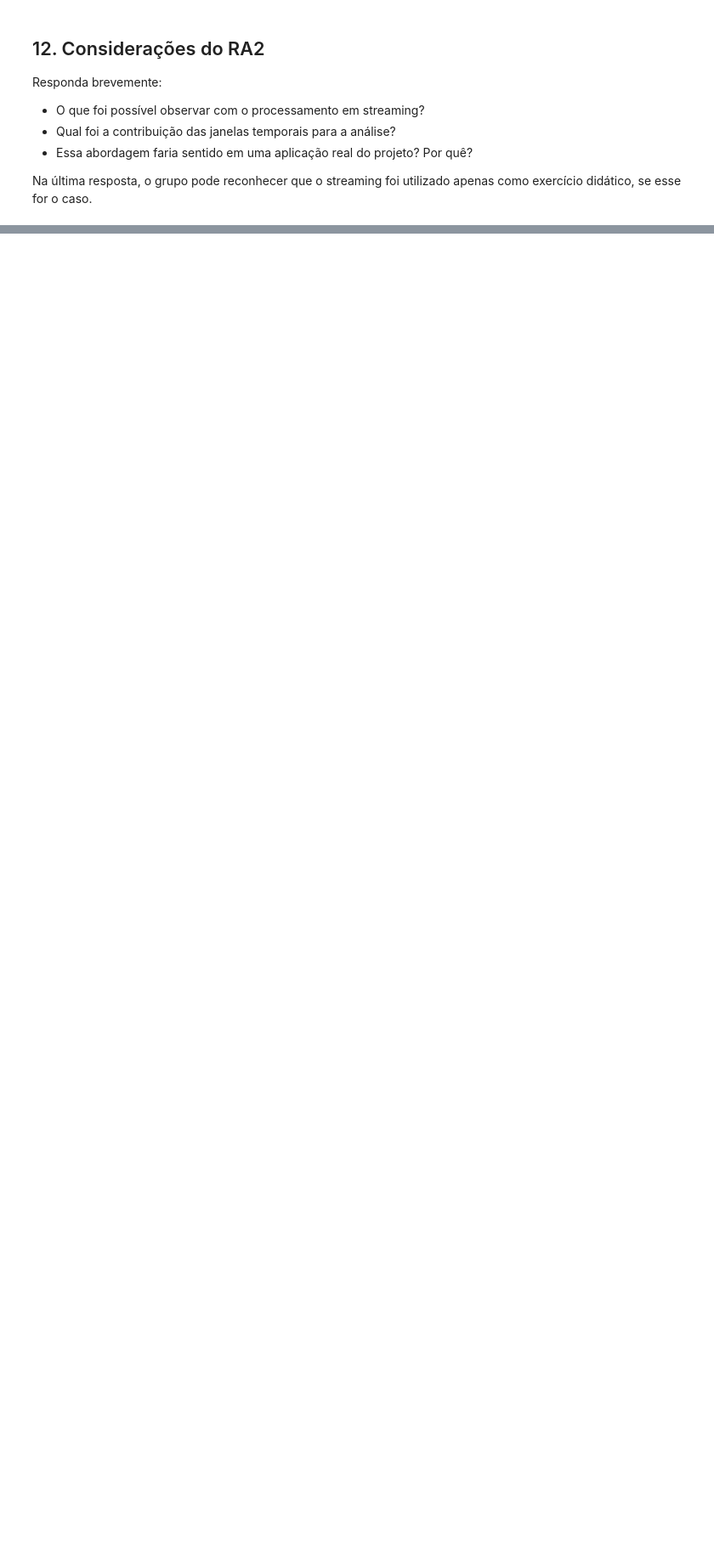
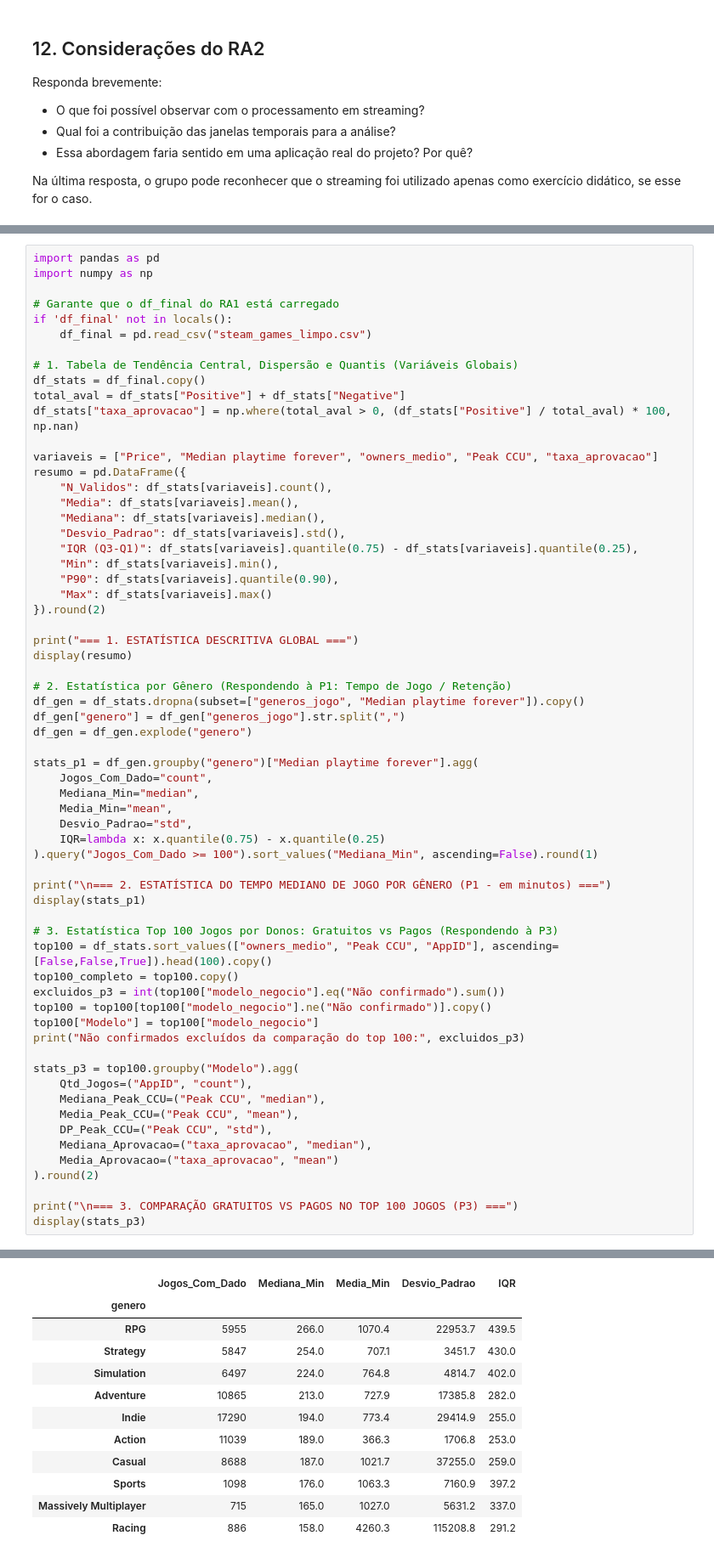
Before and after one commit to Gustavo-Delinski/Data-analytics, a Jupyter notebook: Cemplate_projeto_data_analytics_(1).ipynb, the cells around one changed output, grey strips where cells are left out. Shown at 85% size. Drawn from its saved outputs; the diff is of its cells as text; blank space fills up the shorter version.

```diff
--- a/Cemplate_projeto_data_analytics_(1).ipynb
+++ b/Cemplate_projeto_data_analytics_(1).ipynb
@@ -836,0 +796,64 @@ Na última resposta, o grupo pode reconhecer que o streaming foi utilizado apena
+# %%
+import pandas as pd
+import numpy as np
+
+# Garante que o df_final do RA1 está carregado
+if 'df_final' not in locals():
+    df_final = pd.read_csv("steam_games_limpo.csv")
+
+# 1. Tabela de Tendência Central, Dispersão e Quantis (Variáveis Globais)
+df_stats = df_final.copy()
+total_aval = df_stats["Positive"] + df_stats["Negative"]
+df_stats["taxa_aprovacao"] = np.where(total_aval > 0, (df_stats["Positive"] / total_aval) * 100, np.nan)
+
+variaveis = ["Price", "Median playtime forever", "owners_medio", "Peak CCU", "taxa_aprovacao"]
+resumo = pd.DataFrame({
+    "N_Validos": df_stats[variaveis].count(),
+    "Media": df_stats[variaveis].mean(),
+    "Mediana": df_stats[variaveis].median(),
+    "Desvio_Padrao": df_stats[variaveis].std(),
+    "IQR (Q3-Q1)": df_stats[variaveis].quantile(0.75) - df_stats[variaveis].quantile(0.25),
+    "Min": df_stats[variaveis].min(),
+    "P90": df_stats[variaveis].quantile(0.90),
+    "Max": df_stats[variaveis].max()
+}).round(2)
+
+print("=== 1. ESTATÍSTICA DESCRITIVA GLOBAL ===")
+display(resumo)
+
+# 2. Estatística por Gênero (Respondendo à P1: Tempo de Jogo / Retenção)
+df_gen = df_stats.dropna(subset=["generos_jogo", "Median playtime forever"]).copy()
+df_gen["genero"] = df_gen["generos_jogo"].str.split(",")
+df_gen = df_gen.explode("genero")
+
+stats_p1 = df_gen.groupby("genero")["Median playtime forever"].agg(
+    Jogos_Com_Dado="count",
+    Mediana_Min="median",
+    Media_Min="mean",
+    Desvio_Padrao="std",
+    IQR=lambda x: x.quantile(0.75) - x.quantile(0.25)
+).query("Jogos_Com_Dado >= 100").sort_values("Mediana_Min", ascending=False).round(1)
+
+print("\n=== 2. ESTATÍSTICA DO TEMPO MEDIANO DE JOGO POR GÊNERO (P1 - em minutos) ===")
+display(stats_p1)
+
+# 3. Estatística Top 100 Jogos por Donos: Gratuitos vs Pagos (Respondendo à P3)
+top100 = df_stats.sort_values(["owners_medio", "Peak CCU", "AppID"], ascending=[False,False,True]).head(100).copy()
+top100_completo = top100.copy()
+excluidos_p3 = int(top100["modelo_negocio"].eq("Não confirmado").sum())
+top100 = top100[top100["modelo_negocio"].ne("Não confirmado")].copy()
+top100["Modelo"] = top100["modelo_negocio"]
+print("Não confirmados excluídos da comparação do top 100:", excluidos_p3)
+
+stats_p3 = top100.groupby("Modelo").agg(
+    Qtd_Jogos=("AppID", "count"),
+    Mediana_Peak_CCU=("Peak CCU", "median"),
+    Media_Peak_CCU=("Peak CCU", "mean"),
+    DP_Peak_CCU=("Peak CCU", "std"),
+    Mediana_Aprovacao=("taxa_aprovacao", "median"),
+    Media_Aprovacao=("taxa_aprovacao", "mean")
+).round(2)
+
+print("\n=== 3. COMPARAÇÃO GRATUITOS VS PAGOS NO TOP 100 JOGOS (P3) ===")
+display(stats_p3)
+# %% [output]
@@ -836,0 +868,12 @@ Na última resposta, o grupo pode reconhecer que o streaming foi utilizado apena
+|  | Jogos_Com_Dado | Mediana_Min | Media_Min | Desvio_Padrao | IQR |
+| genero |  |  |  |  |  |
+| RPG | 5955 | 266.0 | 1070.4 | 22953.7 | 439.5 |
+| Strategy | 5847 | 254.0 | 707.1 | 3451.7 | 430.0 |
+| Simulation | 6497 | 224.0 | 764.8 | 4814.7 | 402.0 |
+| Adventure | 10865 | 213.0 | 727.9 | 17385.8 | 282.0 |
+| Indie | 17290 | 194.0 | 773.4 | 29414.9 | 255.0 |
+| Action | 11039 | 189.0 | 366.3 | 1706.8 | 253.0 |
+| Casual | 8688 | 187.0 | 1021.7 | 37255.0 | 259.0 |
+| Sports | 1098 | 176.0 | 1063.3 | 7160.9 | 397.2 |
+| Massively Multiplayer | 715 | 165.0 | 1027.0 | 5631.2 | 337.0 |
+| Racing | 886 | 158.0 | 4260.3 | 115208.8 | 291.2 |
```
Also changed, not shown: parts of 55 cells of this notebook, 2 other files.
